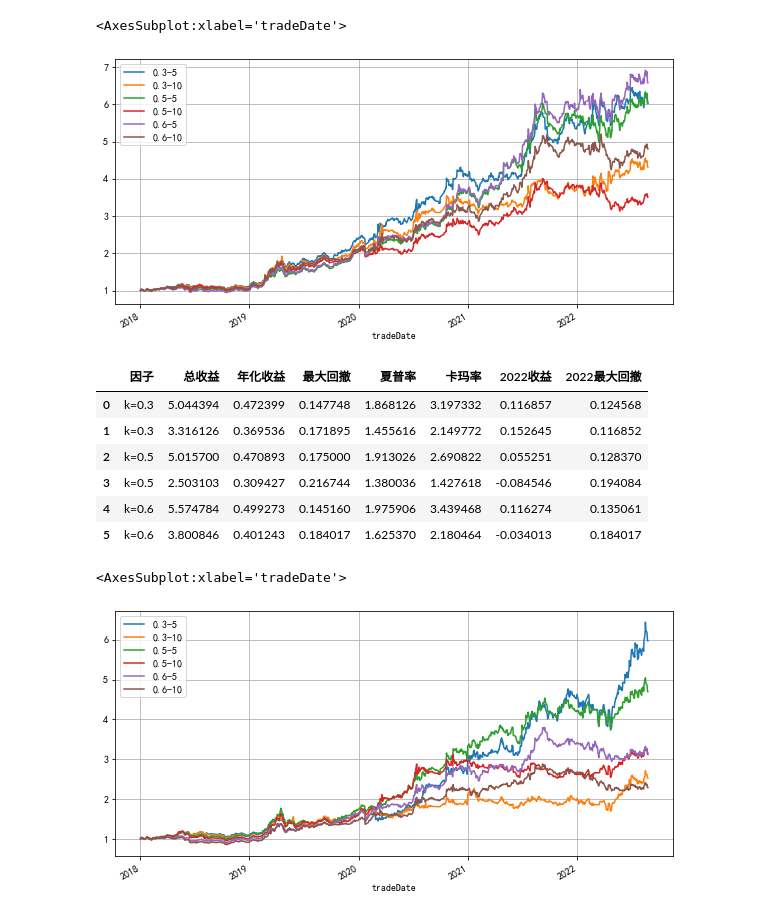
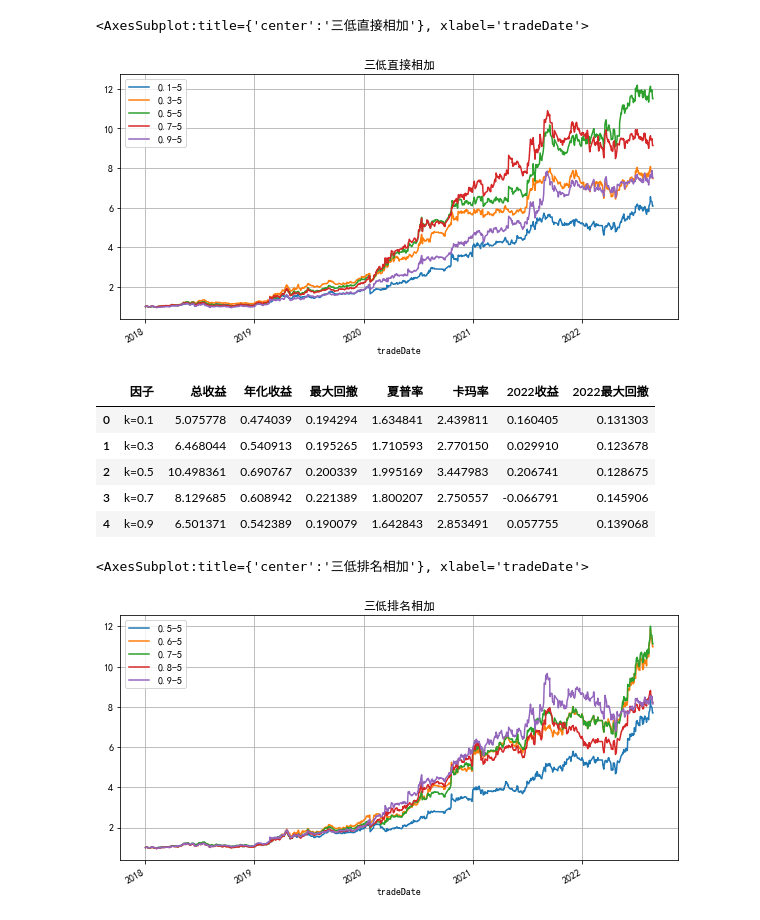
Before and after one commit to lverjia/C_Bond, a Jupyter notebook: 可转债回测3.0封装带手续费-多因子应用.ipynb, the cells around one changed output. Drawn from its saved outputs; the diff is of its cells as text; code cells hidden in the pictures.

```diff
--- a/可转债回测3.0封装带手续费-多因子应用.ipynb
+++ b/可转债回测3.0封装带手续费-多因子应用.ipynb
@@ -56,39 +56,38 @@ calmar=lambda pnl:gain_yearly(pnl)/maxdd(pnl)
 # %%
 res=pd.DataFrame()
 N = 5
 l=[]
-for k in [0.3,0.5,0.6]:
-    for freq in [5,10]:
-        factor=k*premdf+(k*3/7)*pricedf+(1-k-k*3/7)*sizedf
+for k in [0.1,0.3,0.5,0.7,0.9]:
+    for freq in [5]:
+        factor=k*premdf+(k/9)*pricedf+(1-k-k/9)*sizedf
         signal=filtTopN(factor,N)
         a=str(k)+"-"+str(freq)
         pnl = calc_pnl(signal,day_return,freq,0.001)
         res[a]=pnl
         d={ '因子':"k="+str(k),'总收益':gain_total(pnl),'年化收益':gain_yearly(pnl),'最大回撤':maxdd(pnl),
             '夏普率':sharpe(pnl),'卡玛率':calmar(pnl),'2022收益':gain_total(pnl['2022']),'2022最大回撤':maxdd(pnl['2022']),}
         l.append(d)
-(1+res).cumprod().plot(figsize=(10,5),grid=True)
+(1+res).cumprod().plot(figsize=(10,5),grid=True,title="三低直接相加")
 # %% [output]
-<AxesSubplot:xlabel='tradeDate'>
+<AxesSubplot:title={'center':'三低直接相加'}, xlabel='tradeDate'>
-[figure, old version]
+[figure, new version]
 # %%
 result=pd.DataFrame(l)
 result
 # %% [output]
 |  | 因子 | 总收益 | 年化收益 | 最大回撤 | 夏普率 | 卡玛率 | 2022收益 | 2022最大回撤 |
-| 0 | k=0.3 | 5.044394 | 0.472399 | 0.147748 | 1.868126 | 3.197332 | 0.116857 | 0.124568 |
-| 1 | k=0.3 | 3.316126 | 0.369536 | 0.171895 | 1.455616 | 2.149772 | 0.152645 | 0.116852 |
-| 2 | k=0.5 | 5.015700 | 0.470893 | 0.175000 | 1.913026 | 2.690822 | 0.055251 | 0.128370 |
-| 3 | k=0.5 | 2.503103 | 0.309427 | 0.216744 | 1.380036 | 1.427618 | -0.084546 | 0.194084 |
-| 4 | k=0.6 | 5.574784 | 0.499273 | 0.145160 | 1.975906 | 3.439468 | 0.116274 | 0.135061 |
-| 5 | k=0.6 | 3.800846 | 0.401243 | 0.184017 | 1.625370 | 2.180464 | -0.034013 | 0.184017 |
+| 0 | k=0.1 | 5.075778 | 0.474039 | 0.194294 | 1.634841 | 2.439811 | 0.160405 | 0.131303 |
+| 1 | k=0.3 | 6.468044 | 0.540913 | 0.195265 | 1.710593 | 2.770150 | 0.029910 | 0.123678 |
+| 2 | k=0.5 | 10.498361 | 0.690767 | 0.200339 | 1.995169 | 3.447983 | 0.206741 | 0.128675 |
+| 3 | k=0.7 | 8.129685 | 0.608942 | 0.221389 | 1.800207 | 2.750557 | -0.066791 | 0.145906 |
+| 4 | k=0.9 | 6.501371 | 0.542389 | 0.190079 | 1.642843 | 2.853491 | 0.057755 | 0.139068 |
 # %%
 res=pd.DataFrame()
 N = 5
 l=[]
-for k in [0.3,0.5,0.6]:
-    for freq in [5,10]:
-        factor=k*premRankdf+(k*3/7)*priceRankdf+(1-k-k*3/7)*sizeRankdf
+for k in [0.5,0.6,0.7,0.8,0.9]:
+    for freq in [5]:
+        factor=k*premRankdf+(k/9)*priceRankdf+(1-k-k/9)*sizeRankdf
         signal=filtTopN(factor,N)
         a=str(k)+"-"+str(freq)
         pnl = calc_pnl(signal,day_return,freq,0.001)
@@ -96,10 +95,10 @@ for k in [0.3,0.5,0.6]:
         d={ '因子':"k="+str(k),'总收益':gain_total(pnl),'年化收益':gain_yearly(pnl),'最大回撤':maxdd(pnl),
             '夏普率':sharpe(pnl),'卡玛率':calmar(pnl),'2022收益':gain_total(pnl['2022']),'2022最大回撤':maxdd(pnl['2022']),}
         l.append(d)
-(1+res).cumprod().plot(figsize=(10,5),grid=True)
+(1+res).cumprod().plot(figsize=(10,5),grid=True,title="三低排名相加")
 # %% [output]
-<AxesSubplot:xlabel='tradeDate'>
+<AxesSubplot:title={'center':'三低排名相加'}, xlabel='tradeDate'>
-[figure, old version]
+[figure, new version]
 # %%
 result=pd.DataFrame(l)
 result   #标准化的结果表明：复杂的统计还不如简单的计算！
```
Also changed, not shown: parts of 3 cells of this notebook, 8 other files.
